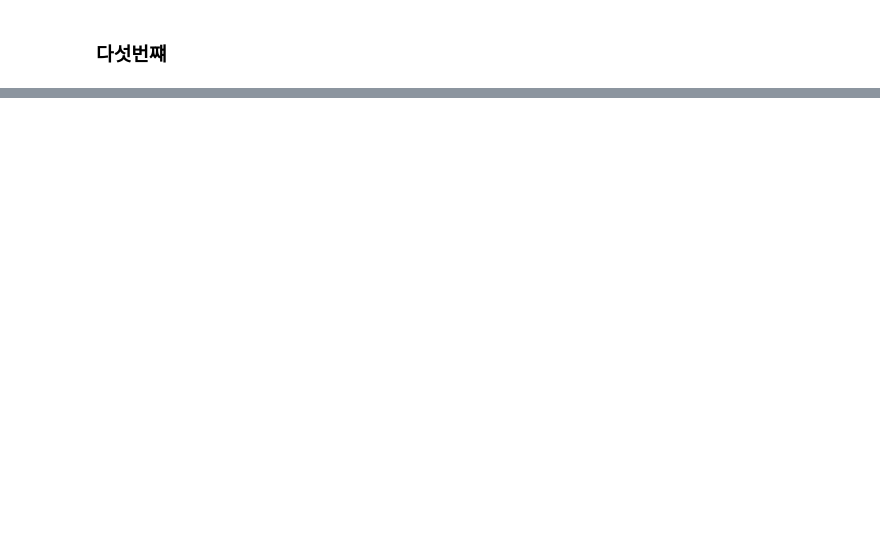
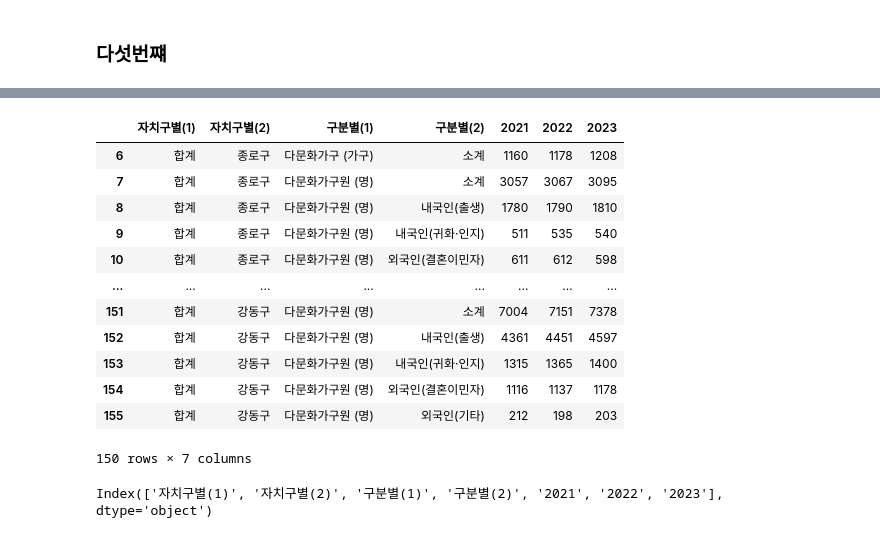
Before and after one commit to CityCrimeResearch/MidProject, a Jupyter notebook: ipynbTest/Junhyeok/Processing2.ipynb, the cells around one changed output, grey strips where cells are left out. Saved outputs shown, nothing was run; the diff lists cells and outputs as text; code cells hidden in the pictures; blank space fills up the shorter version.

```diff
--- a/ipynbTest/Junhyeok/Processing2.ipynb
+++ b/ipynbTest/Junhyeok/Processing2.ipynb
@@ -303,0 +324,22 @@ employIndicate_df.to_csv('data/processed/고용지표 2025_3개월.csv', encodin
+# %%
+# 소계 열을 지워준다.
+mulcultureF_df = mulcultureF_df[(mulcultureF_df['자치구별(2)'] != '소계')]
+mulcultureF_df
+# %% [output]
+|  | 자치구별(1) | 자치구별(2) | 구분별(1) | 구분별(2) | 2021 | 2022 | 2023 |
+| 6 | 합계 | 종로구 | 다문화가구 (가구) | 소계 | 1160 | 1178 | 1208 |
+| 7 | 합계 | 종로구 | 다문화가구원 (명) | 소계 | 3057 | 3067 | 3095 |
+| 8 | 합계 | 종로구 | 다문화가구원 (명) | 내국인(출생) | 1780 | 1790 | 1810 |
+| 9 | 합계 | 종로구 | 다문화가구원 (명) | 내국인(귀화·인지) | 511 | 535 | 540 |
+| 10 | 합계 | 종로구 | 다문화가구원 (명) | 외국인(결혼이민자) | 611 | 612 | 598 |
+| ... | ... | ... | ... | ... | ... | ... | ... |
+| 151 | 합계 | 강동구 | 다문화가구원 (명) | 소계 | 7004 | 7151 | 7378 |
+| 152 | 합계 | 강동구 | 다문화가구원 (명) | 내국인(출생) | 4361 | 4451 | 4597 |
+| 153 | 합계 | 강동구 | 다문화가구원 (명) | 내국인(귀화·인지) | 1315 | 1365 | 1400 |
+| 154 | 합계 | 강동구 | 다문화가구원 (명) | 외국인(결혼이민자) | 1116 | 1137 | 1178 |
+| 155 | 합계 | 강동구 | 다문화가구원 (명) | 외국인(기타) | 212 | 198 | 203 |
+150 rows × 7 columns
+# %%
+mulcultureF_df.columns
+# %% [output]
+Index(['자치구별(1)', '자치구별(2)', '구분별(1)', '구분별(2)', '2021', '2022', '2023'], dtype='object')
```
Also changed, not shown: parts of 11 cells of this notebook, 2 other files.
